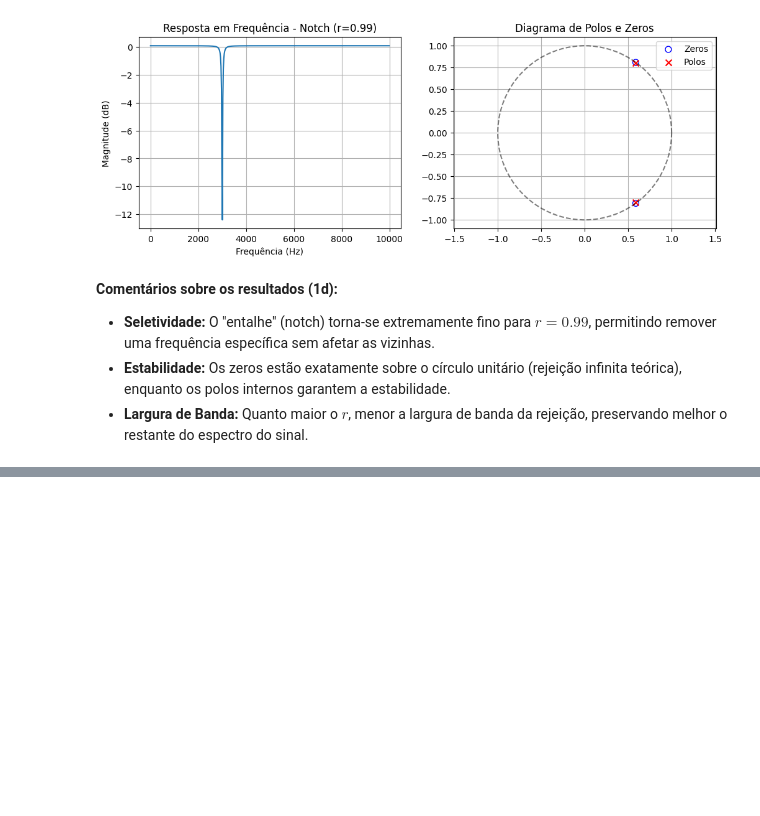
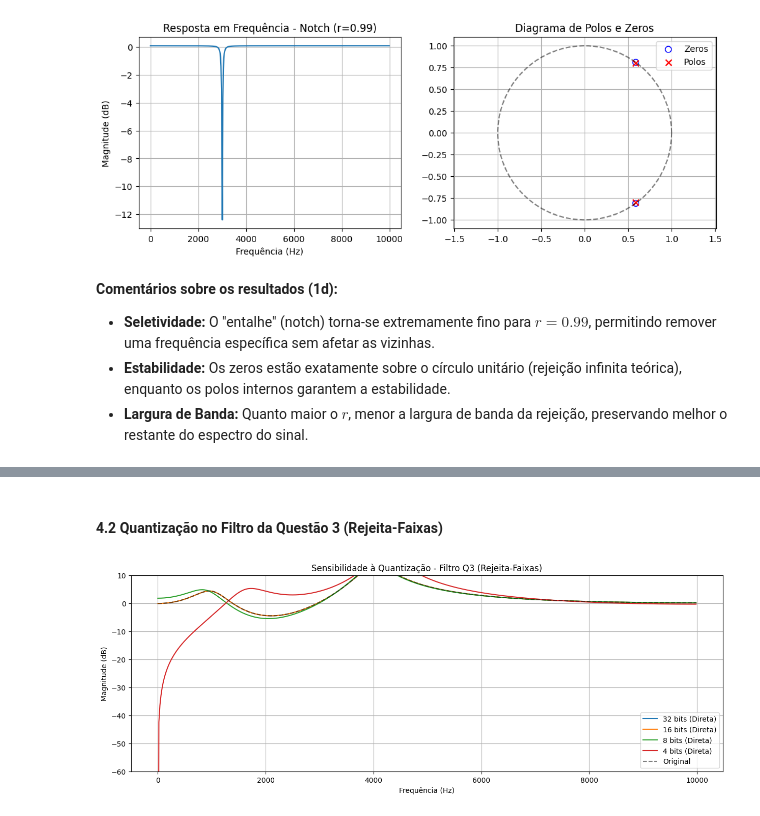
Before and after one commit to masterAristocats/Trabalho-Processamento-de-Sinais-I-6, a Jupyter notebook: rep.ipynb, the cells around one changed output, grey strips where cells are left out. Saved outputs shown, nothing was run; the diff lists cells and outputs as text; code cells hidden in the pictures; blank space fills up the shorter version.

```diff
--- a/rep.ipynb
+++ b/rep.ipynb
@@ -134,0 +259,7 @@ for r in [0.8, 0.9, 0.99]:
+# %% [markdown]
+#### 4.2 Quantização no Filtro da Questão 3 (Rejeita-Faixas)
+# %%
+blocks_q3 = [(b1, a1), (b2, a2)] # No caso da Q3 foi soma de ramos, mas a análise de sensibilidade segue a mesma lógica
+compare_quantization(b_rej, a_rej, blocks_q3, "Filtro Q3 (Rejeita-Faixas)")
+# %% [output]
+[figure, added]
```
Also changed, not shown: parts of 30 cells of this notebook.
